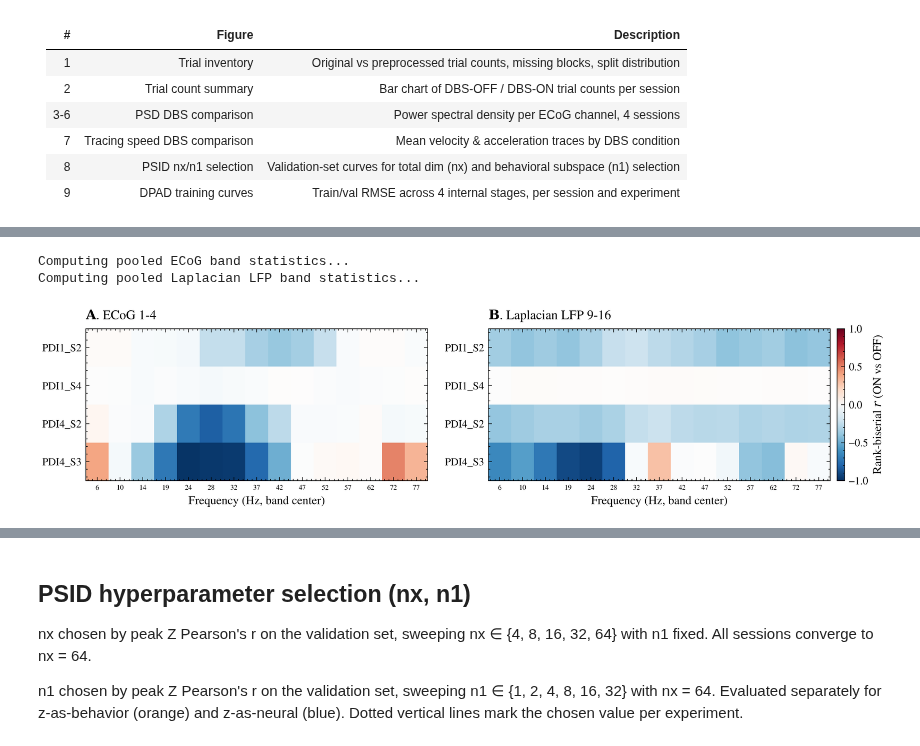
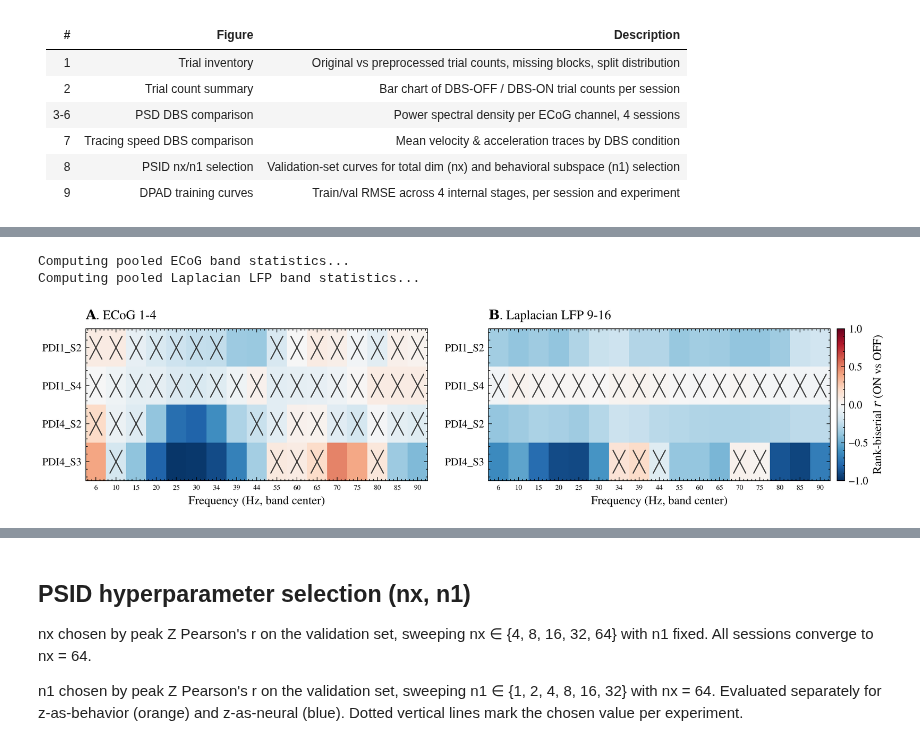
Before and after one commit to giedrius-at-home/latent-neural-dynamics-modeling, a Jupyter notebook: notebooks/thesis_sec1_data_verification.ipynb, the cells around one changed output, grey strips where cells are left out. Cells and saved outputs as stored; diff of their text form; code cells hidden in the pictures.

```diff
--- a/notebooks/thesis_sec1_data_verification.ipynb
+++ b/notebooks/thesis_sec1_data_verification.ipynb
@@ -115,27 +115,69 @@ from statsmodels.stats.multitest import multipletests
 # session x band on the pooled per-trial values. Colour is the signed rank-biserial
 # correlation r = 2U/(n_on*n_off) - 1, oriented ON vs OFF (r > 0 -> larger power
 # under DBS-ON). Significance is a single alpha = 0.05 on BH-FDR-corrected p-values
-# across bands within each session row; non-significant cells are alpha-faded.
+# across bands within each session row; cells failing the correction (q >= 0.05) are
+# crossed out rather than faded, so the effect size stays readable in every cell.
 
 ALPHA_SIG = 0.05
-ALPHA_FADE = 0.25
+
+
+def _cross_nonsig(ax, qm, finite, color="0.15", lw=1.0, alpha=0.85, inset=0.30):
+    """Draw an X over every cell that fails BH-FDR at ALPHA_SIG.
+
+    Cells with a finite effect size but q >= ALPHA_SIG (or no testable q) are
+    crossed; missing cells are left blank. The strokes are inset from the cell
+    edge so that neighbouring crossed cells stay visually separate instead of
+    fusing into a continuous lattice, and the line style is pinned so the axes
+    property cycle cannot alternate it. Axis limits are restored afterwards so
+    the strokes cannot rescale the image.
+    """
+    nonsig = finite & ~(np.isfinite(qm) & (qm < ALPHA_SIG))
+    xlim, ylim = ax.get_xlim(), ax.get_ylim()
+    for i, j in zip(*np.nonzero(nonsig)):
+        ax.plot([j - inset, j + inset], [i - inset, i + inset], color=color,
+                lw=lw, alpha=alpha, linestyle="-", solid_capstyle="round",
+                zorder=3)
+        ax.plot([j - inset, j + inset], [i + inset, i - inset], color=color,
+                lw=lw, alpha=alpha, linestyle="-", solid_capstyle="round",
+                zorder=3)
+    ax.set_xlim(xlim)
+    ax.set_ylim(ylim)
+
+# The band decomposition used for modelling and reported in the methods: 17 bands
+# spanning 4-93 Hz with a 47-53 Hz gap around mains. These live in the raw_envelope
+# recordings, not in the narrow_band set the PSD cells read (which stops at 80 Hz and
+# carries a different set of band edges), so this cell resolves its own data root.
+band_data_root = Path(
+    "resampled_recordings/participants_at_200Hz_scaled_1e6_raw_envelope"
+)
+
+
+def _session_band_files(participant, session):
+    return sorted(
+        (band_data_root / f"participant_id={participant}" / f"session={session}").glob(
+            "*/*.parquet"
+        )
+    )
+
 
 BAND_ORDER = [
     ("theta_4_8", 4, 8),
     ("alpha_8_12", 8, 12),
-    ("beta_12_17", 12, 17),
-    ("beta_17_22", 17, 22),
-    ("beta_22_27", 22, 27),
-    ("beta_27_30", 27, 30),
-    ("gamma_30_35", 30, 35),
-    ("gamma_35_40", 35, 40),
-    ("gamma_40_45", 40, 45),
-    ("gamma_45_50", 45, 50),
-    ("gamma_50_55", 50, 55),
-    ("gamma_55_60", 55, 60),
-    ("gamma_60_65", 60, 65),
-    ("gamma_70_75", 70, 75),
-    ("gamma_75_80", 75, 80),
+    ("beta_13_18", 13, 18),
+    ("beta_18_23", 18, 23),
+    ("beta_23_28", 23, 28),
+    ("beta_28_32", 28, 32),
+    ("gamma_32_37", 32, 37),
+    ("gamma_37_42", 37, 42),
+    ("gamma_42_47", 42, 47),
+    ("gamma_53_58", 53, 58),
+    ("gamma_58_63", 58, 63),
+    ("gamma_63_68", 63, 68),
+    ("gamma_68_73", 68, 73),
+    ("gamma_73_78", 73, 78),
+    ("gamma_78_83", 78, 83),
+    ("gamma_83_88", 83, 88),
+    ("gamma_88_93", 88, 93),
 ]
 
 ECOG_PREFIXES = [f"ECOG_{ch}_" for ch in ECOG_CHANNEL_IDS]
@@ -159,7 +201,7 @@ def _pooled_band_stats(channel_prefixes, modality):
     ]
     for si, s in enumerate(session_specs):
         off_powers, on_powers = [], []
-        for fp in _session_raw_files(s.participant, s.session):
+        for fp in _session_band_files(s.participant, s.session):
             df = pl.read_parquet(fp, columns=cols_needed)
             for row in df.iter_rows(named=True):
                 cond = "off" if row["stim"] in ("off", "0") else "on"
@@ -243,18 +285,18 @@ for ax, rm, qm, letter, title in [
 ]:
     finite = np.isfinite(rm)
     r_disp = np.where(finite, rm, 0.0)
-    # Full opacity where BH-FDR q < 0.05, faded otherwise.
-    alpha_map = np.where(np.isfinite(qm) & (qm < ALPHA_SIG), 1.0, ALPHA_FADE)
-    alpha_map = np.where(finite, alpha_map, 0.0)
+    # Every measured cell is drawn at full opacity; significance is marked by
+    # crossing out the cells that fail BH-FDR (q >= 0.05).
     ax.imshow(
         r_disp,
         aspect="auto",
         cmap="RdBu_r",
         vmin=-1.0,
         vmax=1.0,
-        alpha=alpha_map,
+        alpha=np.where(finite, 1.0, 0.0),
         interpolation="nearest",
     )
+    _cross_nonsig(ax, qm, finite)
     ax.set_xticks(range(len(BAND_ORDER)))
     ax.set_xticklabels(band_centers, fontsize=6)
     ax.set_yticks(range(len(sess_labels)))
@@ -276,34 +318,34 @@ print("Saved -> fig_006_dbs_significance_heatmap.png")
 
 # --- Trial counts actually entering the pooled test (all usable trials, pre-split) ---
 print("\nTrials entering the pooled DBS test (all usable trials, pre-split):")
 print(f"  {'session':10s} {'OFF':>5s} {'ON':>5s} {'total':>6s}")
 for lab in sess_labels:
     n_off, n_on = counts_ecog[lab]
     print(f"  {lab:10s} {n_off:5d} {n_on:5d} {n_off + n_on:6d}")
 if counts_lap != counts_ecog:
     print("  WARNING: ECoG and LFP trial counts differ ->", counts_lap)
 
 # --- Traceability: per session x band x modality statistics ---
 for modality, recs in [("ECoG", rec_ecog), ("Laplacian LFP", rec_lap)]:
     tbl = pd.DataFrame(recs)[
         ["session", "band", "n_on", "n_off", "U", "p_raw", "q_bh", "r"]
     ]
     print(f"\nPooled Mann-Whitney U per session x band — {modality}:")
     print(
         tbl.to_string(
             index=False,
             formatters={
                 "U": "{:.0f}".format,
                 "p_raw": "{:.2e}".format,
                 "q_bh": "{:.2e}".format,
                 "r": "{:+.3f}".format,
             },
         )
     )
 # %% [output]
 Computing pooled ECoG band statistics...
 Computing pooled Laplacian LFP band statistics...
-[figure, old version]
+[figure, new version]
 Saved -> fig_006_dbs_significance_heatmap.png
 
 Trials entering the pooled DBS test (all usable trials, pre-split):
```
Also changed, not shown: parts of 4 cells of this notebook, 1 other file.
